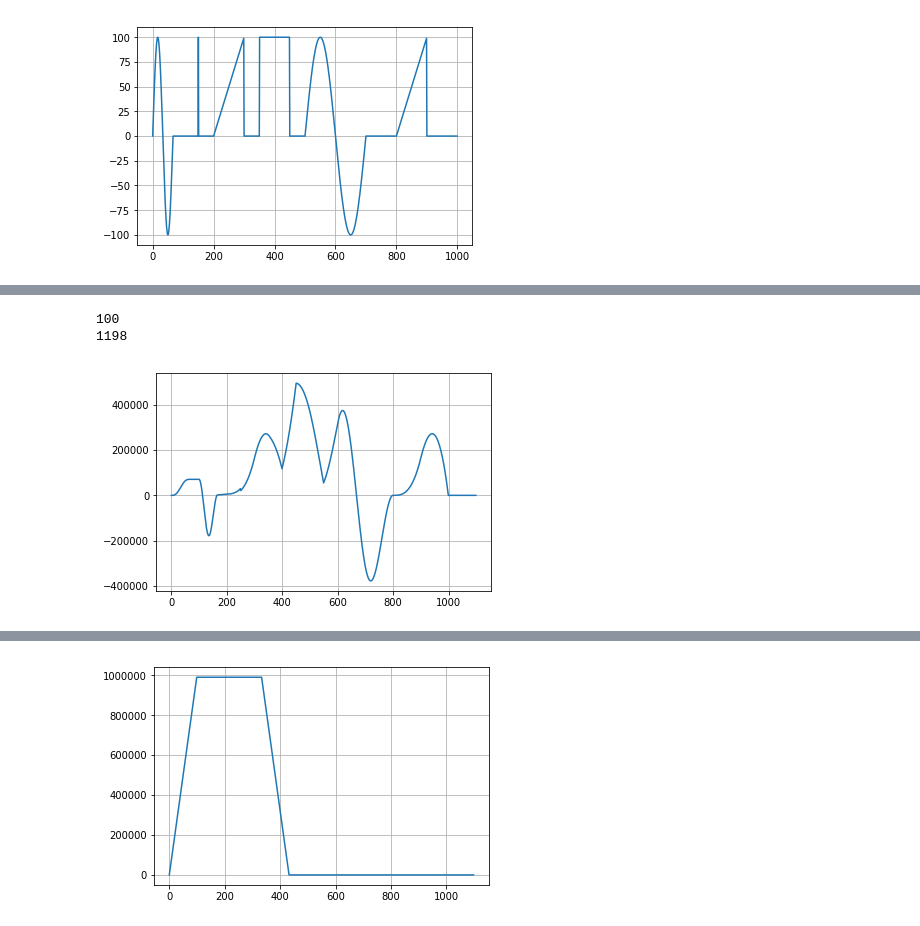
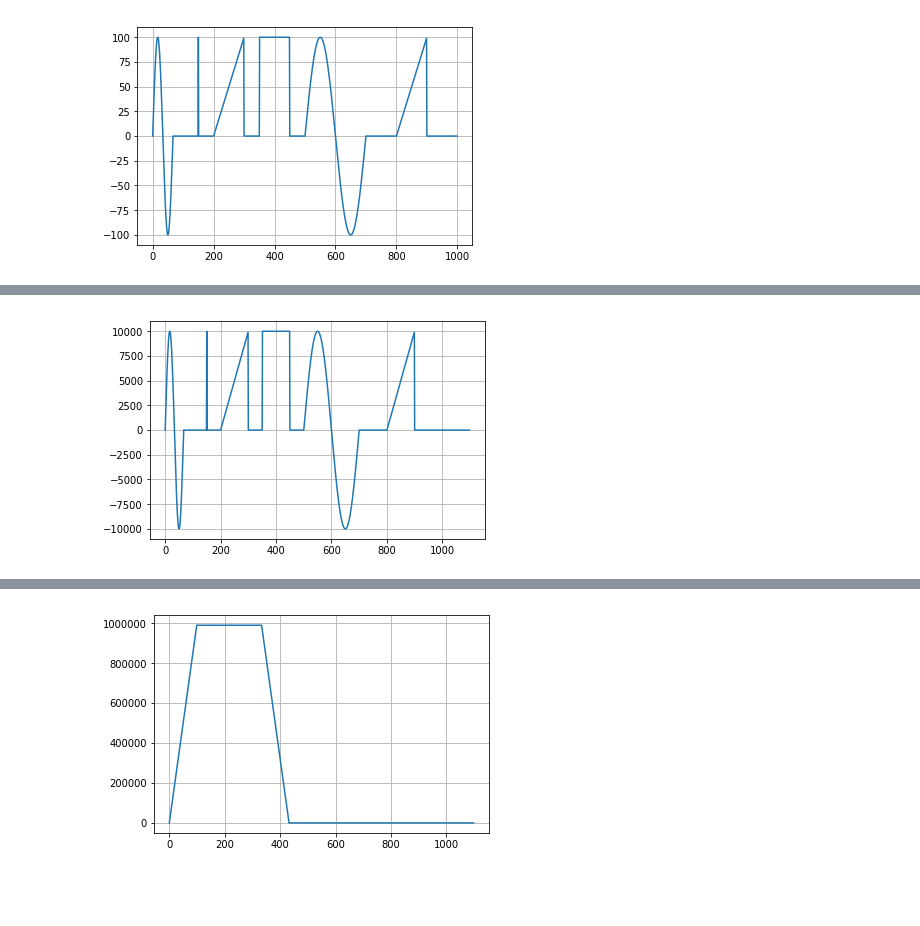
Before and after one commit to renato-scaroni/ImageProcessing, a Jupyter notebook: SignalProcessing.ipynb, the cells around one changed output, grey strips where cells are left out. Saved outputs shown, nothing was run; the diff lists cells and outputs as text; code cells hidden in the pictures; blank space fills up the shorter version.

```diff
--- a/SignalProcessing.ipynb
+++ b/SignalProcessing.ipynb
@@ -157,15 +153,13 @@ plt.show()
 # %%
 signalArray = applyF(composedSignal, t)
-platoArray = applyF(ramp, t)
+platoArray = applyF(pulse, t)
 
 convolutedPoints = discreteConvolution(signalArray, platoArray[:100])
 plt.plot([x for x in frange(0, len(convolutedPoints), 1)], convolutedPoints)
 plt.grid(True)
 plt.show()
 # %% [output]
-100
-1198
-[figure, old version]
+[figure, new version]
 # %%
 signal = lambda x: plato(.3*x)
 platoArray = applyF(plato, t)
```
Also changed, not shown: parts of 5 cells of this notebook.
